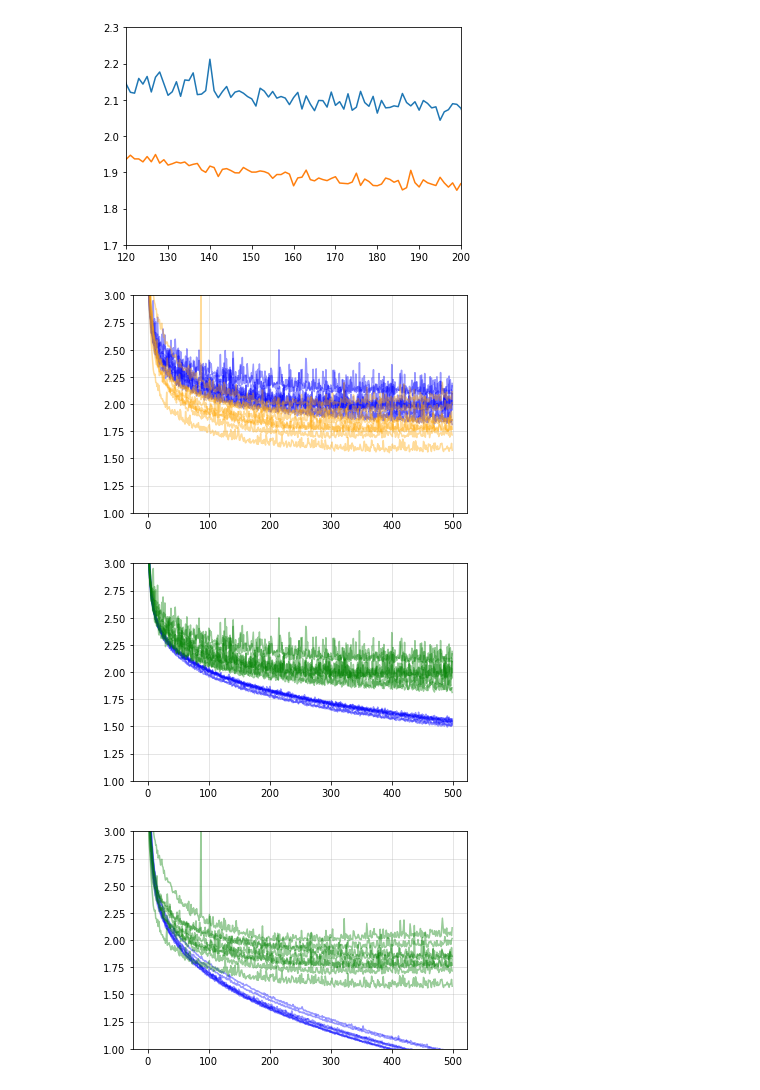
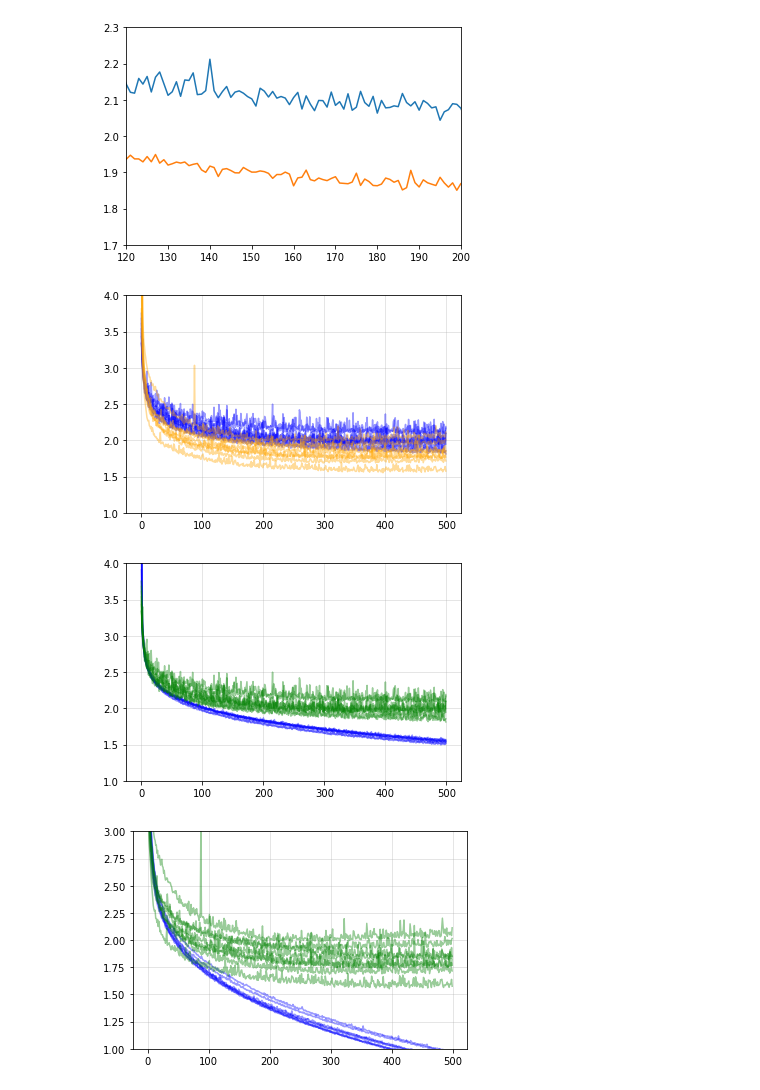
Before and after one commit to jessebmurray/ani2x_pdbbind, a Jupyter notebook: temp-analyze.ipynb, the cells around one changed output. Cells and saved outputs as stored; diff of their text form; code cells hidden in the pictures.

```diff
--- a/temp-analyze.ipynb
+++ b/temp-analyze.ipynb
@@ -13,14 +30,14 @@ def get_list(name):
         lines = [float(line.rstrip('\n')) for line in lines]
     return lines
 
-def get_losses_kind(kind, train_valid, n_models=8):
+def get_losses_kind(name, kind, train_valid, n_models=8):
     losses = []
     for i in range(n_models):
-        name = f'{train_valid}_losses_{kind}_{i}'
-        losses.append(get_list(name))
+        filepath = f'{train_valid}_losses{name}_{kind}_{i}'
+        losses.append(get_list(filepath))
     return np.array(losses)
 # %%
-losses_pre_train = get_losses_kind('pre', 'train')
-losses_rand_train = get_losses_kind('rand', 'train')
-losses_pre_valid = get_losses_kind('pre', 'valid')
-losses_rand_valid = get_losses_kind('rand', 'valid')
+losses_pre_train = get_losses_kind('', 'pre', 'train')
+losses_rand_train = get_losses_kind('', 'rand', 'train')
+losses_pre_valid = get_losses_kind('', 'pre', 'valid')
+losses_rand_valid = get_losses_kind('', 'rand', 'valid')
@@ -74,21 +106,21 @@ plt.xlim(120, 200)
 # %%
 for loss in losses_rand_valid:
     plt.plot(loss, color='blue', alpha=0.4)
 for loss in losses_pre_valid:
     plt.plot(loss, color='orange', alpha=0.4)
 plt.grid(alpha=0.4)
-plt.ylim(1, 3);
+plt.ylim(1, 4);
 # %% [output]
-[figure, old version]
+[figure, new version]
 # %%
 for loss in losses_rand_train:
     plt.plot(loss, color='blue', alpha=0.4)
 for loss in losses_rand_valid:
     plt.plot(loss, color='green', alpha=0.4)
 plt.grid(alpha=0.4)
-plt.ylim(1, 3);
+plt.ylim(1, 4);
 # %% [output]
-[figure, old version]
+[figure, new version]
 # %%
 for loss in losses_pre_train:
     plt.plot(loss, color='blue', alpha=0.4)
```
Also changed, not shown: parts of 15 cells of this notebook, 3 other files.
